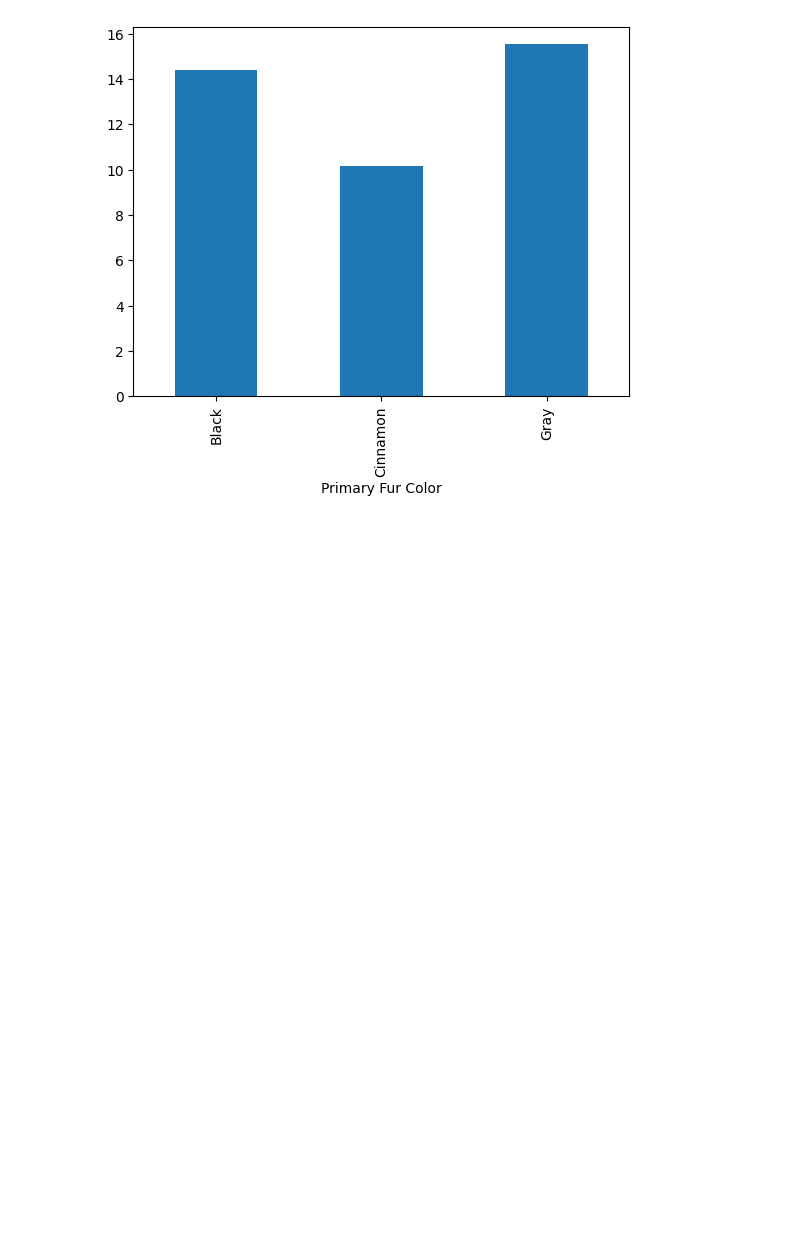
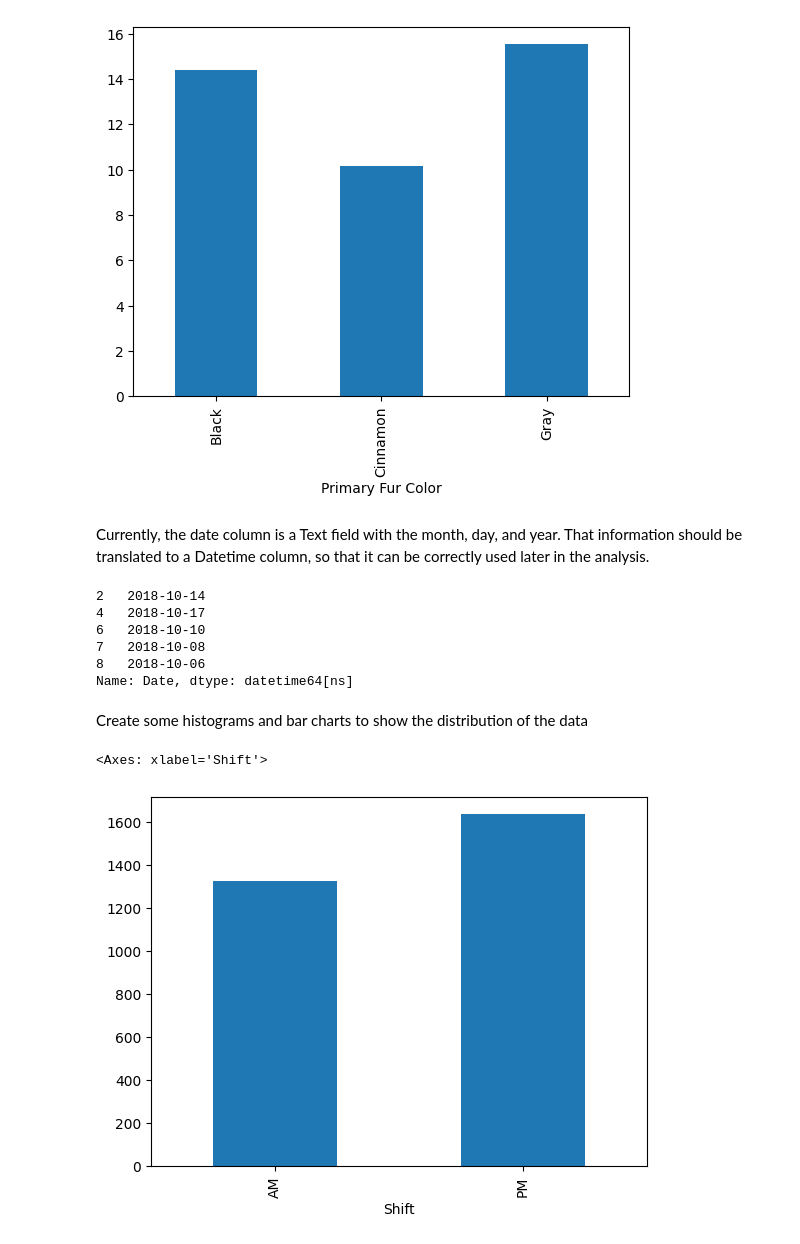
Before and after one commit to MichalikSJ21/MLSquirrelResearchProject, a Jupyter notebook: exploration/data_exploration.ipynb, the cells around one changed output. Drawn from its saved outputs; the diff is of its cells as text; code cells hidden in the pictures; blank space fills up the shorter version.

```diff
--- a/exploration/data_exploration.ipynb
+++ b/exploration/data_exploration.ipynb
@@ -233,3 +233,25 @@ See the caveats in the documentation: https://pandas.pydata.org/pandas-docs/stab
 [figure]
 # %%
 # We can see that Gray squirrels climb the farthest off the ground, black squirrels the next highest, and Cinnamon squirrels the lowest.
+# %% [markdown]
+Currently, the date column is a Text field with the month, day, and year. That information should be translated to a Datetime column, so that it can be correctly used later in the analysis.
+# %%
+df['Date'] = pd.to_datetime(df['Date'], format="%m%d%Y")
+# %%
+# Now the information is in a usable format for working with dates
+df['Date'].head()
+# %% [output]
+2   2018-10-14
+4   2018-10-17
+6   2018-10-10
+7   2018-10-08
+8   2018-10-06
+Name: Date, dtype: datetime64[ns]
+# %% [markdown]
+Create some histograms and bar charts to show the distribution of the data
+# %%
+# Distribution of what shift the squirrel sighting occurred during
+df.groupby(['Shift'])['Unique Squirrel ID'].count().plot(x='Shift', y='Unique Squirrel ID', kind='bar')
+# %% [output]
+<Axes: xlabel='Shift'>
+[figure, added]
```
Also changed, not shown: parts of 5 cells of this notebook.
